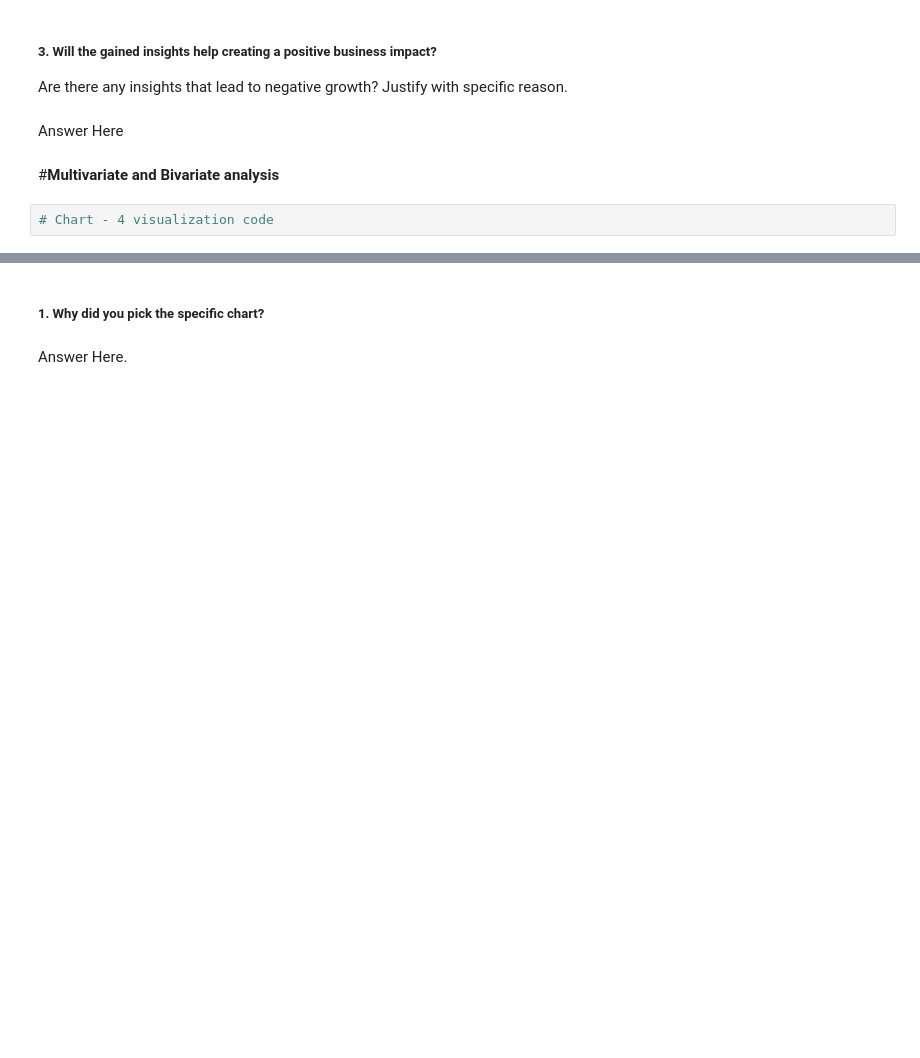
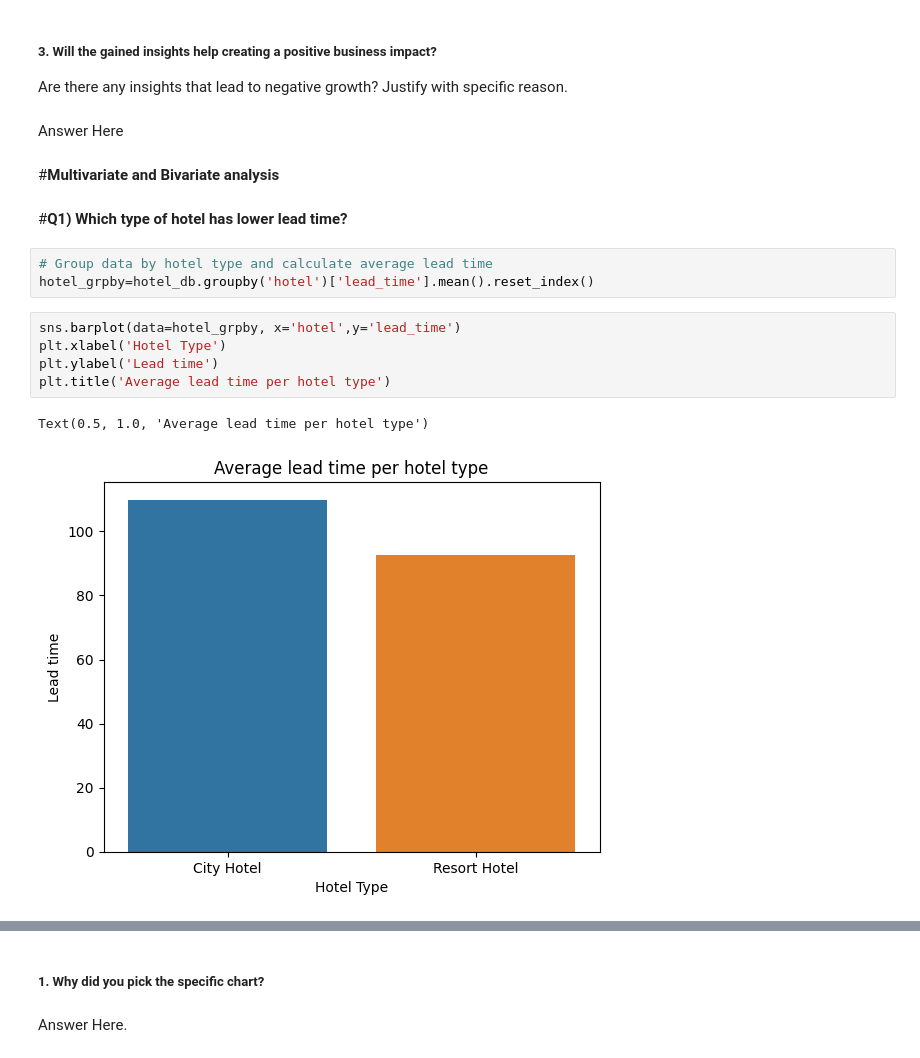
Before and after one commit to Mayank783/Hotel_booking_eda, a Jupyter notebook: Hotel_Booking_Analysis.ipynb, the cells around one changed output, grey strips where cells are left out. Cells and saved outputs as stored; diff of their text form; blank space fills up the shorter version.

```diff
--- a/Hotel_Booking_Analysis.ipynb
+++ b/Hotel_Booking_Analysis.ipynb
@@ -431,5 +431,16 @@ Are there any insights that lead to negative growth? Justify with specific reaso
 Answer Here
 # %% [markdown]
 #**Multivariate and Bivariate analysis**
-# %%
-# Chart - 4 visualization code
+# %% [markdown]
+#**Q1) Which type of hotel has lower lead time?**
+# %%
+# Group data by hotel type and calculate average lead time
+hotel_grpby=hotel_db.groupby('hotel')['lead_time'].mean().reset_index()
+# %%
+sns.barplot(data=hotel_grpby, x='hotel',y='lead_time')
+plt.xlabel('Hotel Type')
+plt.ylabel('Lead time')
+plt.title('Average lead time per hotel type')
+# %% [output]
+Text(0.5, 1.0, 'Average lead time per hotel type')
+[figure, added]
```
Also changed, not shown: parts of 6 cells of this notebook.
